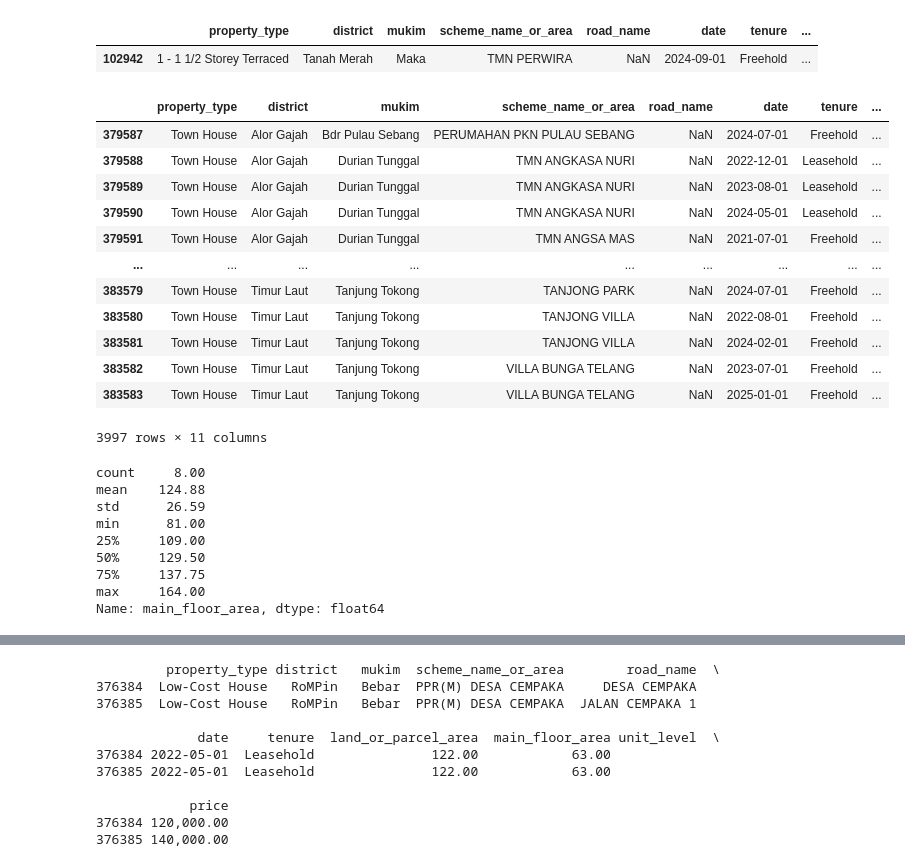
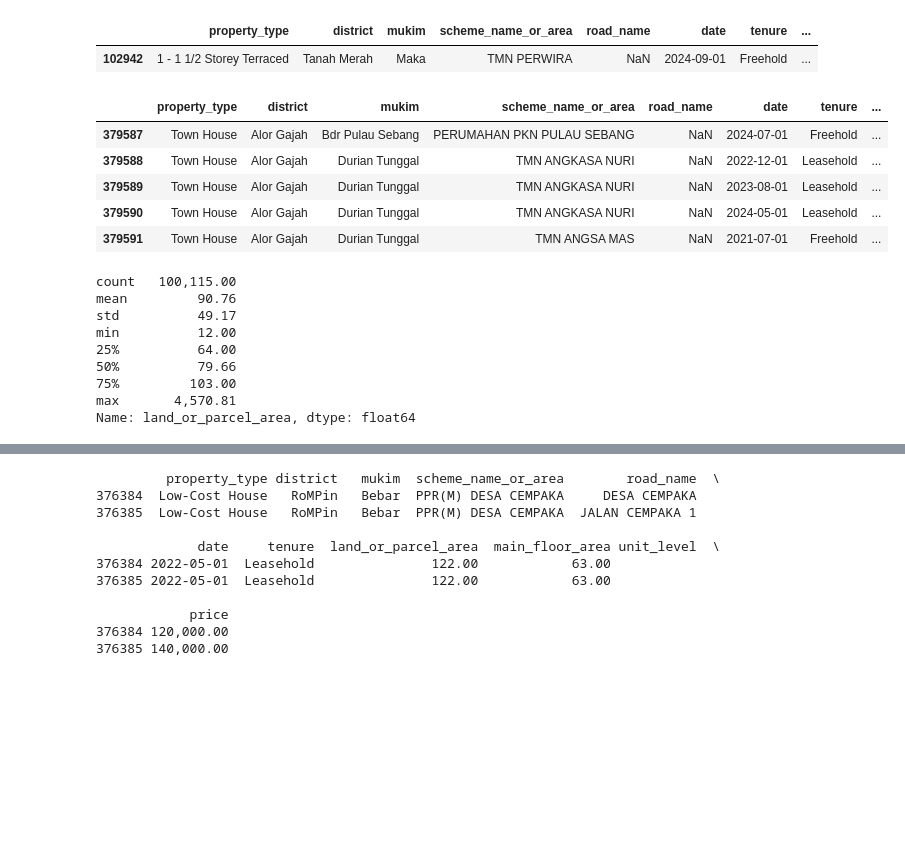
Before and after one commit to AhmadFaisalAhmadSazali/property_transaction_malaysia, a Jupyter notebook: explore.ipynb, the cells around one changed output, grey strips where cells are left out. Drawn from its saved outputs; the diff is of its cells as text; code cells hidden in the pictures; blank space fills up the shorter version.

```diff
--- a/explore.ipynb
+++ b/explore.ipynb
@@ -152,31 +152,24 @@ rows_missing.query("property_type == '1 - 1 1/2 Storey Terraced'")
 |  | property_type | district | mukim | scheme_name_or_area | road_name | date | tenure | ... |
 | 102942 | 1 - 1 1/2 Storey Terraced | Tanah Merah | Maka | TMN PERWIRA | NaN | 2024-09-01 | Freehold | ... |
 # %%
-rows_missing.query("property_type == 'Town House'")
+rows_missing.query("property_type == 'Town House'").head()
 # %% [output]
 |  | property_type | district | mukim | scheme_name_or_area | road_name | date | tenure | ... |
 | 379587 | Town House | Alor Gajah | Bdr Pulau Sebang | PERUMAHAN PKN PULAU SEBANG | NaN | 2024-07-01 | Freehold | ... |
 | 379588 | Town House | Alor Gajah | Durian Tunggal | TMN ANGKASA NURI | NaN | 2022-12-01 | Leasehold | ... |
 | 379589 | Town House | Alor Gajah | Durian Tunggal | TMN ANGKASA NURI | NaN | 2023-08-01 | Leasehold | ... |
 | 379590 | Town House | Alor Gajah | Durian Tunggal | TMN ANGKASA NURI | NaN | 2024-05-01 | Leasehold | ... |
 | 379591 | Town House | Alor Gajah | Durian Tunggal | TMN ANGSA MAS | NaN | 2021-07-01 | Freehold | ... |
-| ... | ... | ... | ... | ... | ... | ... | ... | ... |
-| 383579 | Town House | Timur Laut | Tanjung Tokong | TANJONG PARK | NaN | 2024-07-01 | Freehold | ... |
-| 383580 | Town House | Timur Laut | Tanjung Tokong | TANJONG VILLA | NaN | 2022-08-01 | Freehold | ... |
-| 383581 | Town House | Timur Laut | Tanjung Tokong | TANJONG VILLA | NaN | 2024-02-01 | Freehold | ... |
-| 383582 | Town House | Timur Laut | Tanjung Tokong | VILLA BUNGA TELANG | NaN | 2023-07-01 | Freehold | ... |
-| 383583 | Town House | Timur Laut | Tanjung Tokong | VILLA BUNGA TELANG | NaN | 2025-01-01 | Freehold | ... |
-3997 rows × 11 columns
 # %%
 # The rows with missing data details in square meters.
-rows_missing.main_floor_area.describe()
+rows_missing.land_or_parcel_area.describe()
 # %% [output]
-count     8.00
-mean    124.88
-std      26.59
-min      81.00
-25%     109.00
-50%     129.50
-75%     137.75
-max     164.00
-Name: main_floor_area, dtype: float64
+count   100,115.00
+mean         90.76
+std          49.17
+min          12.00
+25%          64.00
+50%          79.66
+75%         103.00
+max       4,570.81
+Name: land_or_parcel_area, dtype: float64
```
Also changed, not shown: parts of 13 cells of this notebook, 1 other file.
